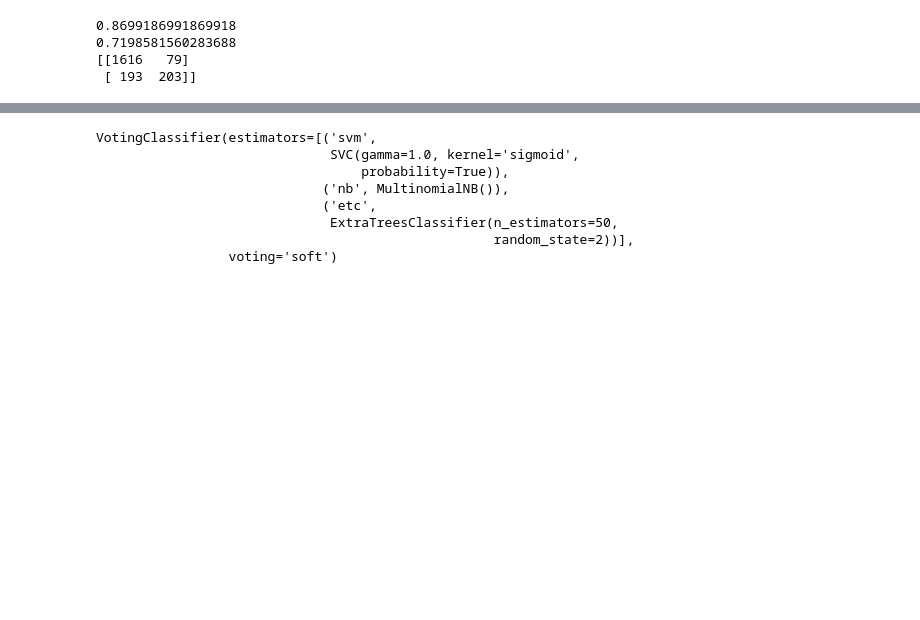
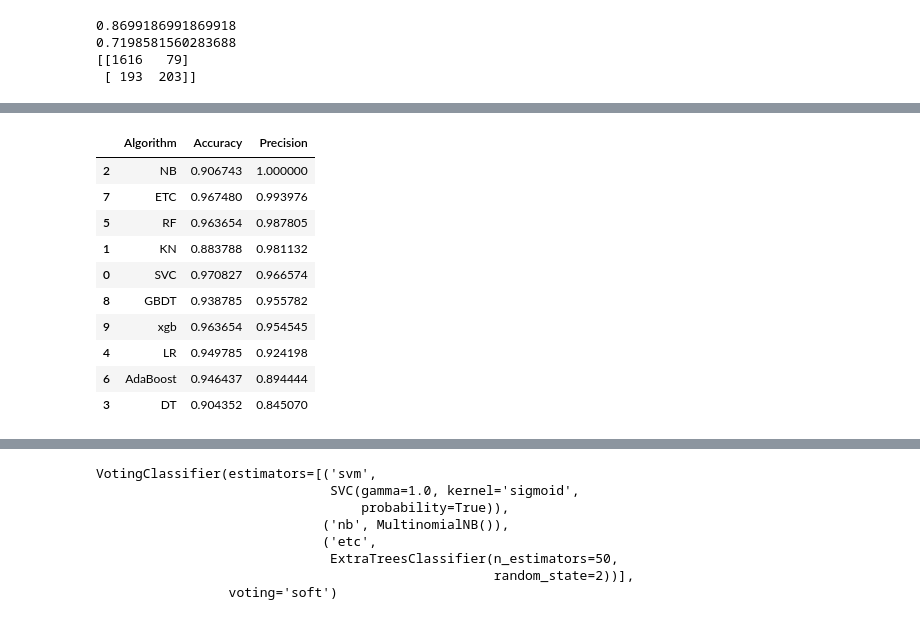
Before and after one commit to HerambDevarajan/email-spam-classification-ml-project, a Jupyter notebook: Email_Spam_Classification-3.ipynb, the cells around one changed output, grey strips where cells are left out. Saved outputs shown, nothing was run; the diff lists cells and outputs as text; code cells hidden in the pictures; blank space fills up the shorter version.

```diff
--- a/Email_Spam_Classification-3.ipynb
+++ b/Email_Spam_Classification-3.ipynb
@@ -620,7 +627,7 @@ abc = AdaBoostClassifier(n_estimators=50, random_state=2)
 bc = BaggingClassifier(n_estimators=50, random_state=2)
 etc = ExtraTreesClassifier(n_estimators=50, random_state=2)
 gbdt = GradientBoostingClassifier(n_estimators=50,random_state=2)
-#xgb = XGBClassifier(n_estimators=50,random_state=2)
+xgb = XGBClassifier(n_estimators=50,random_state=2)
 # %%
 classifiers = {
     'SVC' : svc,
@@ -665,3 +711,15 @@ def train_classifier(classifiers,X_train,y_train,X_test,y_test):
 # %%
-#performance_df
+performance_df
+# %% [output]
+|  | Algorithm | Accuracy | Precision |
+| 2 | NB | 0.906743 | 1.000000 |
+| 7 | ETC | 0.967480 | 0.993976 |
+| 5 | RF | 0.963654 | 0.987805 |
+| 1 | KN | 0.883788 | 0.981132 |
+| 0 | SVC | 0.970827 | 0.966574 |
+| 8 | GBDT | 0.938785 | 0.955782 |
+| 9 | xgb | 0.963654 | 0.954545 |
+| 4 | LR | 0.949785 | 0.924198 |
+| 6 | AdaBoost | 0.946437 | 0.894444 |
+| 3 | DT | 0.904352 | 0.845070 |
 # %%
```
Also changed, not shown: parts of 36 cells of this notebook.
